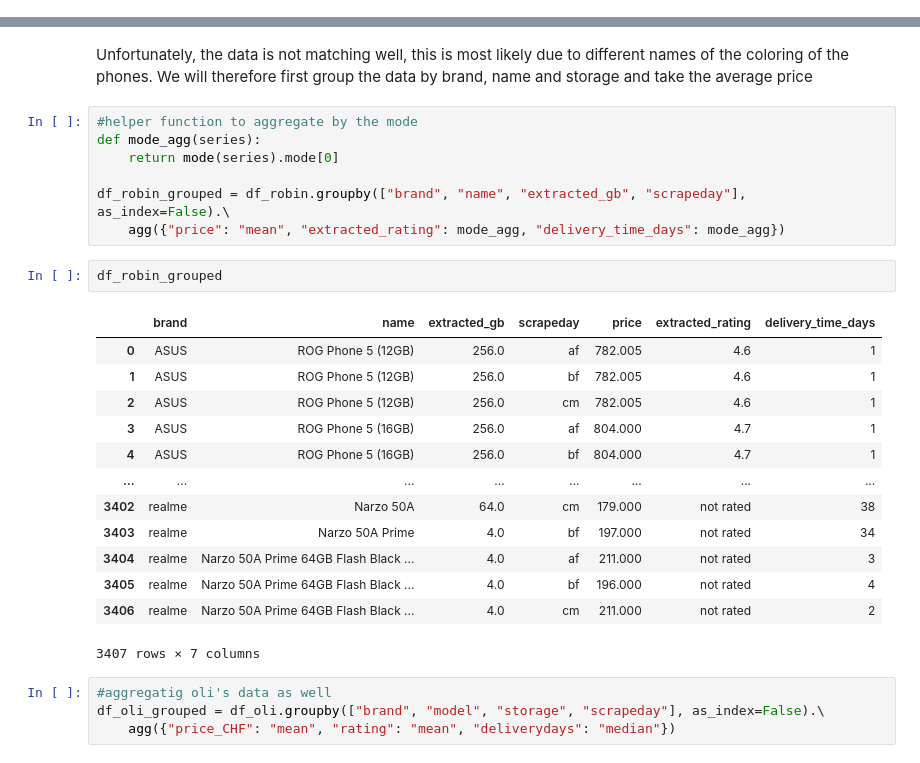
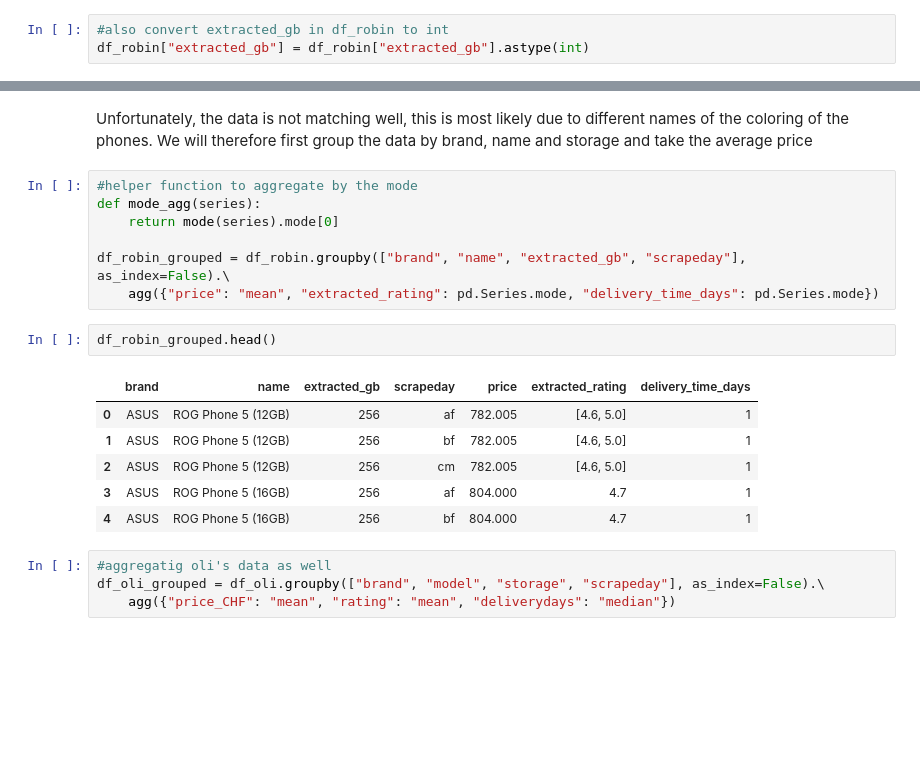
Before and after one commit to rportm/cip_project, a Jupyter notebook: joining_data.ipynb, the cells around one changed output, grey strips where cells are left out. Cells and saved outputs as stored; diff of their text form; blank space fills up the shorter version.

```diff
--- a/joining_data.ipynb
+++ b/joining_data.ipynb
@@ -95,3 +85,6 @@ df_oli
+# %%
+#also convert extracted_gb in df_robin to int
+df_robin["extracted_gb"] = df_robin["extracted_gb"].astype(int)
 # %%
 #remove all the refurbished phones from olis' dataset
 df_oli = df_oli[df_oli["refurbished"] == 0].copy()
@@ -143,23 +129,16 @@ def mode_agg(series):
     return mode(series).mode[0]
 
 df_robin_grouped = df_robin.groupby(["brand", "name", "extracted_gb", "scrapeday"], as_index=False).\
-    agg({"price": "mean", "extracted_rating": mode_agg, "delivery_time_days": mode_agg})
+    agg({"price": "mean", "extracted_rating": pd.Series.mode, "delivery_time_days": pd.Series.mode})
 # %%
-df_robin_grouped
+df_robin_grouped.head()
 # %% [output]
 |  | brand | name | extracted_gb | scrapeday | price | extracted_rating | delivery_time_days |
-| 0 | ASUS | ROG Phone 5 (12GB) | 256.0 | af | 782.005 | 4.6 | 1 |
-| 1 | ASUS | ROG Phone 5 (12GB) | 256.0 | bf | 782.005 | 4.6 | 1 |
-| 2 | ASUS | ROG Phone 5 (12GB) | 256.0 | cm | 782.005 | 4.6 | 1 |
-| 3 | ASUS | ROG Phone 5 (16GB) | 256.0 | af | 804.000 | 4.7 | 1 |
-| 4 | ASUS | ROG Phone 5 (16GB) | 256.0 | bf | 804.000 | 4.7 | 1 |
-| ... | ... | ... | ... | ... | ... | ... | ... |
-| 3402 | realme | Narzo 50A | 64.0 | cm | 179.000 | not rated | 38 |
-| 3403 | realme | Narzo 50A Prime | 4.0 | bf | 197.000 | not rated | 34 |
-| 3404 | realme | Narzo 50A Prime 64GB Flash Black ... | 4.0 | af | 211.000 | not rated | 3 |
-| 3405 | realme | Narzo 50A Prime 64GB Flash Black ... | 4.0 | bf | 196.000 | not rated | 4 |
-| 3406 | realme | Narzo 50A Prime 64GB Flash Black ... | 4.0 | cm | 211.000 | not rated | 2 |
+| 0 | ASUS | ROG Phone 5 (12GB) | 256 | af | 782.005 | [4.6, 5.0] | 1 |
+| 1 | ASUS | ROG Phone 5 (12GB) | 256 | bf | 782.005 | [4.6, 5.0] | 1 |
+| 2 | ASUS | ROG Phone 5 (12GB) | 256 | cm | 782.005 | [4.6, 5.0] | 1 |
+| 3 | ASUS | ROG Phone 5 (16GB) | 256 | af | 804.000 | 4.7 | 1 |
+| 4 | ASUS | ROG Phone 5 (16GB) | 256 | bf | 804.000 | 4.7 | 1 |
-3407 rows × 7 columns
 # %%
 #aggregatig oli's data as well
 df_oli_grouped = df_oli.groupby(["brand", "model", "storage", "scrapeday"], as_index=False).\
```
Also changed, not shown: parts of 19 cells of this notebook, 1 other file.
